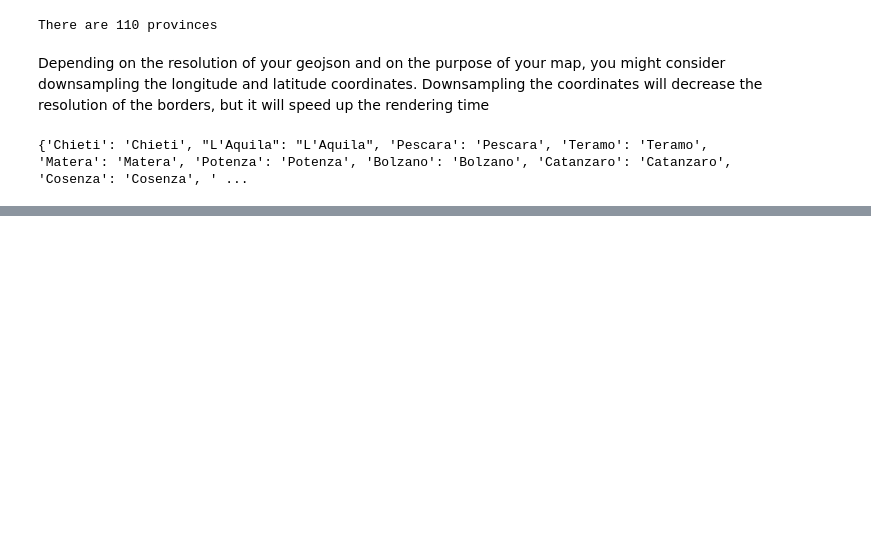
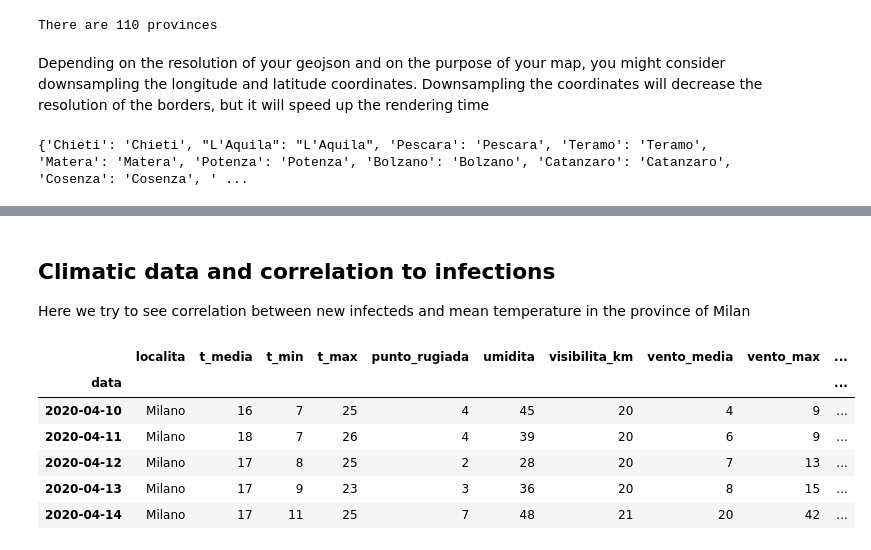
Before and after one commit to aribasadme/COVID19, a Jupyter notebook: covid19_italia.ipynb, the cells around one changed output, grey strips where cells are left out. Saved outputs shown, nothing was run; the diff lists cells and outputs as text; code cells hidden in the pictures; blank space fills up the shorter version.

```diff
--- a/covid19_italia.ipynb
+++ b/covid19_italia.ipynb
@@ -640,0 +642,15 @@ plt.show()
+# %% [markdown]
+## Climatic data and correlation to infections
+Here we try to see correlation between new infecteds and mean temperature in the province of Milan
+# %%
+df_meteo = pd.read_csv('meteo_2020_milano.csv', sep=';', parse_dates=['data'], dayfirst=True)
+df_meteo.set_index(['data'], inplace=True)
+df_meteo.tail()
+# %% [output]
+|  | localita | t_media | t_min | t_max | punto_rugiada | umidita | visibilita_km | vento_media | vento_max | ... |
+| data |  |  |  |  |  |  |  |  |  | ... |
+| 2020-04-10 | Milano | 16 | 7 | 25 | 4 | 45 | 20 | 4 | 9 | ... |
+| 2020-04-11 | Milano | 18 | 7 | 26 | 4 | 39 | 20 | 6 | 9 | ... |
+| 2020-04-12 | Milano | 17 | 8 | 25 | 2 | 28 | 20 | 7 | 13 | ... |
+| 2020-04-13 | Milano | 17 | 9 | 23 | 3 | 36 | 20 | 8 | 15 | ... |
+| 2020-04-14 | Milano | 17 | 11 | 25 | 7 | 48 | 21 | 20 | 42 | ... |
```
Also changed, not shown: parts of 24 cells of this notebook, 1 other file.
